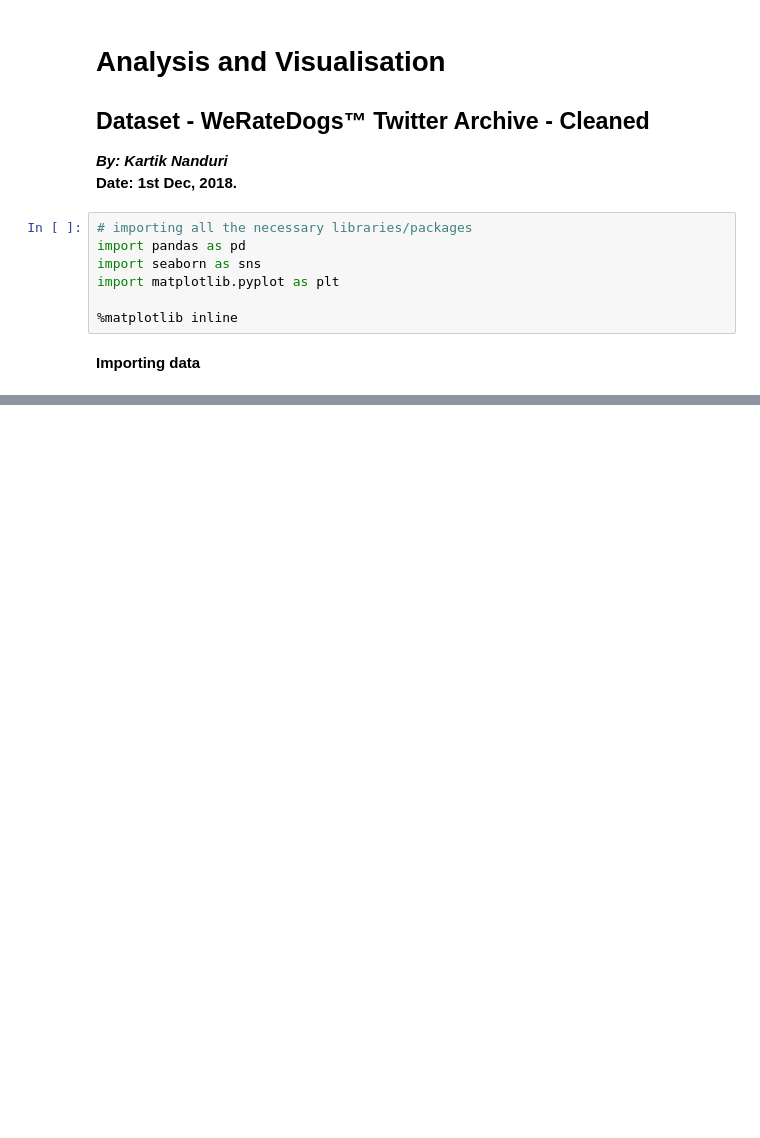
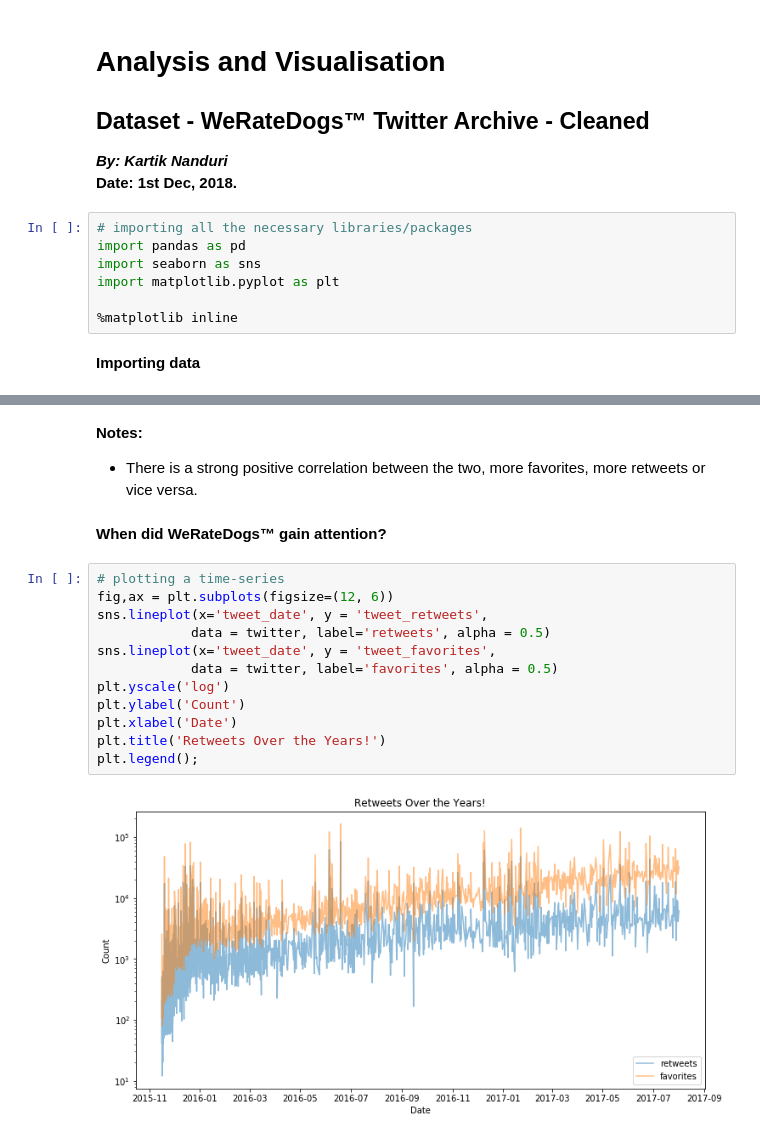
Before and after one commit to saikn85/Wrangle_WeRateDogs, a Jupyter notebook: act_report.ipynb, the cells around one changed output, grey strips where cells are left out. Cells and saved outputs as stored; diff of their text form; blank space fills up the shorter version.

```diff
--- a/act_report.ipynb
+++ b/act_report.ipynb
@@ -48,0 +93,19 @@ AttributeError: 'DataFrame' object has no attribute 'tweet_date'
+# %% [markdown]
+**Notes:**
+- There is a strong positive correlation between the two, more favorites, more retweets or vice versa.
+# %% [markdown]
+**When did WeRateDogs&trade; gain attention?**
+# %%
+# plotting a time-series
+fig,ax = plt.subplots(figsize=(12, 6))
+sns.lineplot(x='tweet_date', y = 'tweet_retweets',
+            data = twitter, label='retweets', alpha = 0.5)
+sns.lineplot(x='tweet_date', y = 'tweet_favorites',
+            data = twitter, label='favorites', alpha = 0.5)
+plt.yscale('log')
+plt.ylabel('Count')
+plt.xlabel('Date')
+plt.title('Retweets Over the Years!')
+plt.legend();
+# %% [output]
+[figure, added]
```
Also changed, not shown: parts of 20 cells of this notebook, 1 other file.
